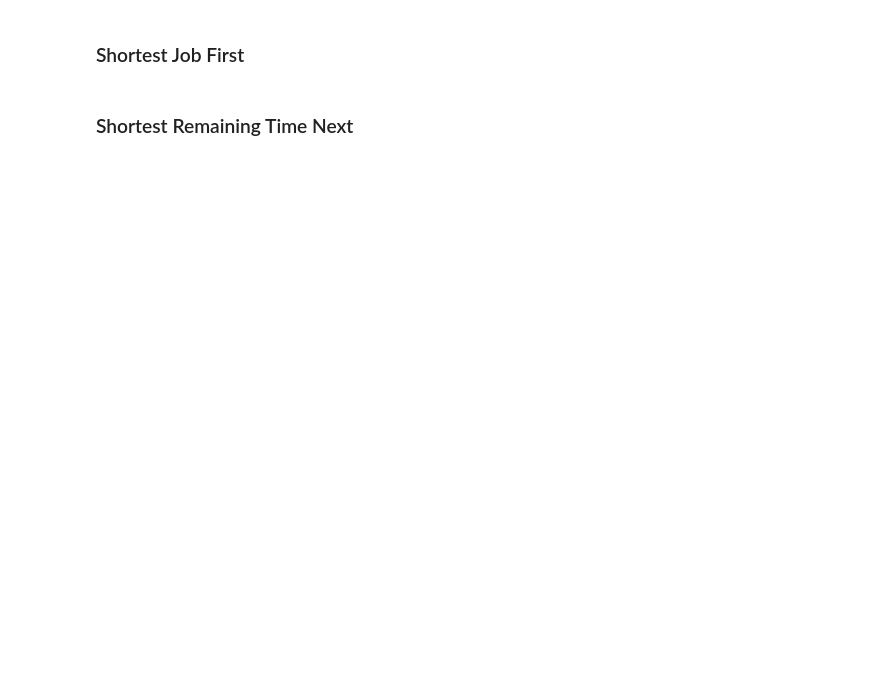
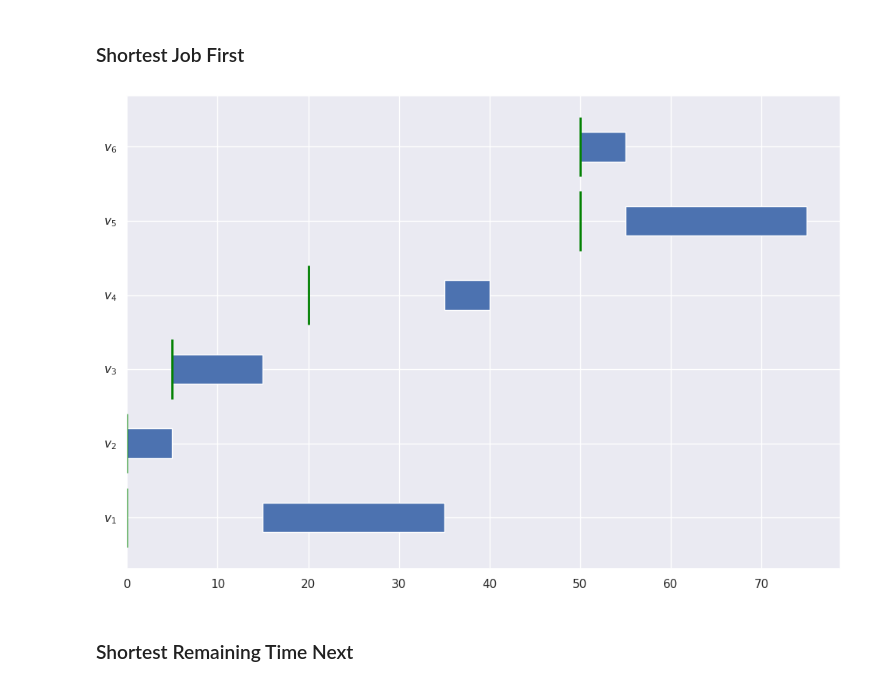
Before and after one commit to lsteff/amd-es-scheduling-exercise, a Jupyter notebook: exercise9.ipynb, the cells around one changed output. Saved outputs shown, nothing was run; the diff lists cells and outputs as text; code cells hidden in the pictures; blank space fills up the shorter version.

```diff
--- a/exercise9.ipynb
+++ b/exercise9.ipynb
@@ -82,2 +79,19 @@ sjf_schedule.gantt_chart()
+# %%
+class SJF(Scheduler):
+    def update(self, new_tasks):
+        # some tasks are new, just append them
+        if len(new_tasks) != 0:
+            self.tasks_active += new_tasks
+            self.tasks_active.sort(key=lambda task: task.duration)
+
+        if self.current_task is None and len(self.tasks_active) > 0:
+            self.current_task = self.tasks_active[0]
+
+
+scheduler = SJF()
+sjf_schedule = scheduler.schedule(task_list)
+sjf_schedule.gantt_chart()
+# %% [output]
+[figure, added]
 # %% [markdown]
 ### Shortest Remaining Time Next
```
Also changed, not shown: parts of 9 cells of this notebook.
